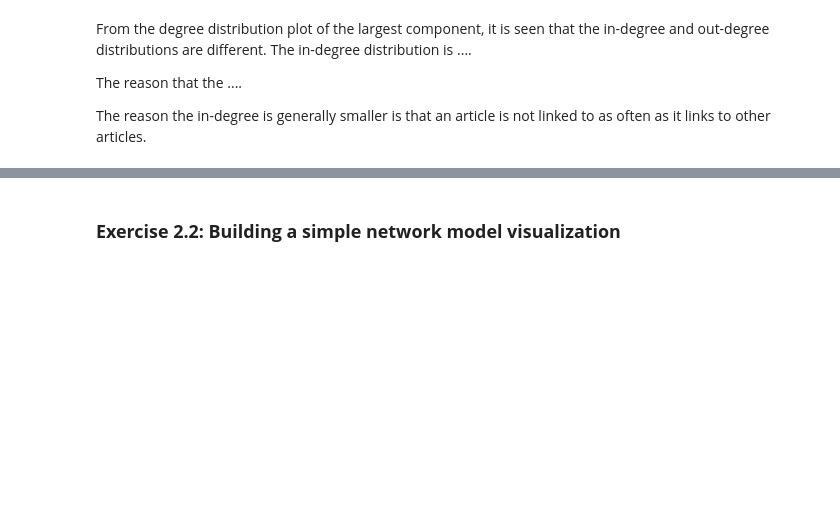
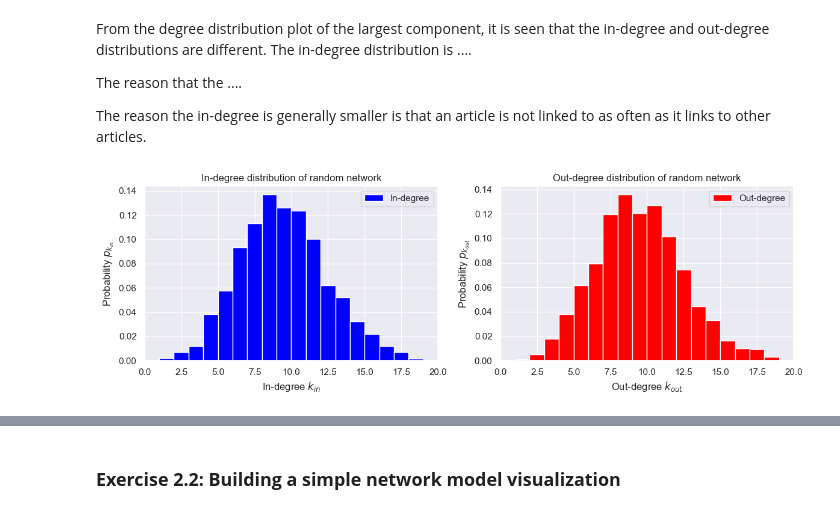
Before and after one commit to annaekner/social-graphs, a Jupyter notebook: Assignment 1/Assignment1.ipynb, the cells around one changed output, grey strips where cells are left out. Cells and saved outputs as stored; diff of their text form; code cells hidden in the pictures; blank space fills up the shorter version.

```diff
--- a/Assignment 1/Assignment1.ipynb
+++ b/Assignment 1/Assignment1.ipynb
@@ -579,0 +559,10 @@ plt.show()
+# %%
+# Distribution for random network with same number of nodes and edges
+random_graph = nx.gnm_random_graph(n=len(country_performer_graph.nodes), m=len(country_performer_graph.edges), directed=True)
+
+in_degrees_random = list(dict(random_graph.in_degree()).values())
+out_degrees_random = list(dict(random_graph.out_degree()).values())
+
+plot_in_out_degree_distributions(in_degrees_random, out_degrees_random, 'random network', xlim = (0, 20))
+# %% [output]
+[figure, added]
```
Also changed, not shown: parts of 10 cells of this notebook.
